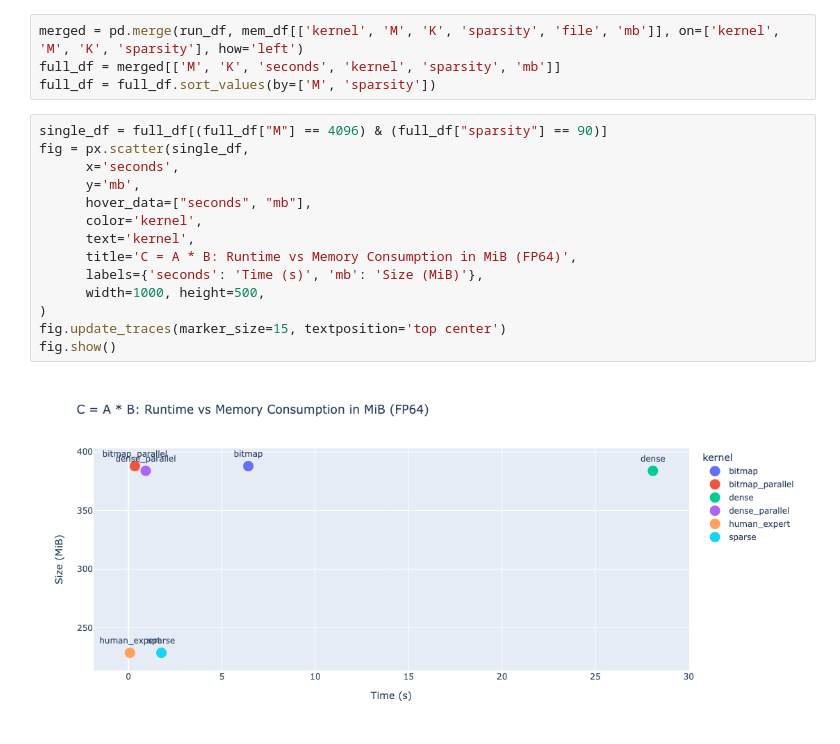
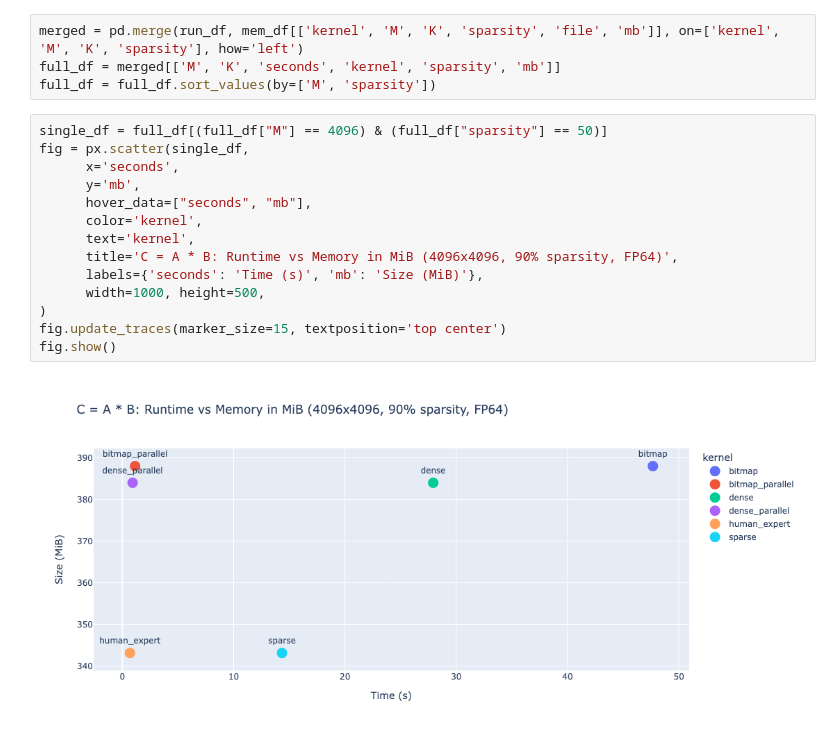
Before and after one commit to AndradeKaio/spgemm-benchmark, a Jupyter notebook: combined.ipynb, the cells around one changed output. Drawn from its saved outputs; the diff is of its cells as text.

Commit message:
feat: vectorized mem consumption

```diff
--- a/combined.ipynb
+++ b/combined.ipynb
@@ -50,20 +50,20 @@ merged = pd.merge(run_df, mem_df[['kernel', 'M', 'K', 'sparsity', 'file', 'mb']]
 full_df = merged[['M', 'K', 'seconds', 'kernel', 'sparsity', 'mb']]
 full_df = full_df.sort_values(by=['M', 'sparsity'])
 # %%
-single_df = full_df[(full_df["M"] == 4096) & (full_df["sparsity"] == 90)]
+single_df = full_df[(full_df["M"] == 4096) & (full_df["sparsity"] == 50)]
 fig = px.scatter(single_df,
       x='seconds',
       y='mb',
       hover_data=["seconds", "mb"],
       color='kernel',
       text='kernel',
-      title='C = A * B: Runtime vs Memory Consumption in MiB (FP64)',
+      title='C = A * B: Runtime vs Memory in MiB (4096x4096, 90% sparsity, FP64)',
       labels={'seconds': 'Time (s)', 'mb': 'Size (MiB)'},
       width=1000, height=500,
 )
 fig.update_traces(marker_size=15, textposition='top center')
 fig.show()
 # %% [output]
-[figure, old version]
+[figure, new version]
 # %%
 SIZES = [512, 2048, 4096]
```
Also changed, not shown: parts of 1 cell of this notebook, 4 other files.
